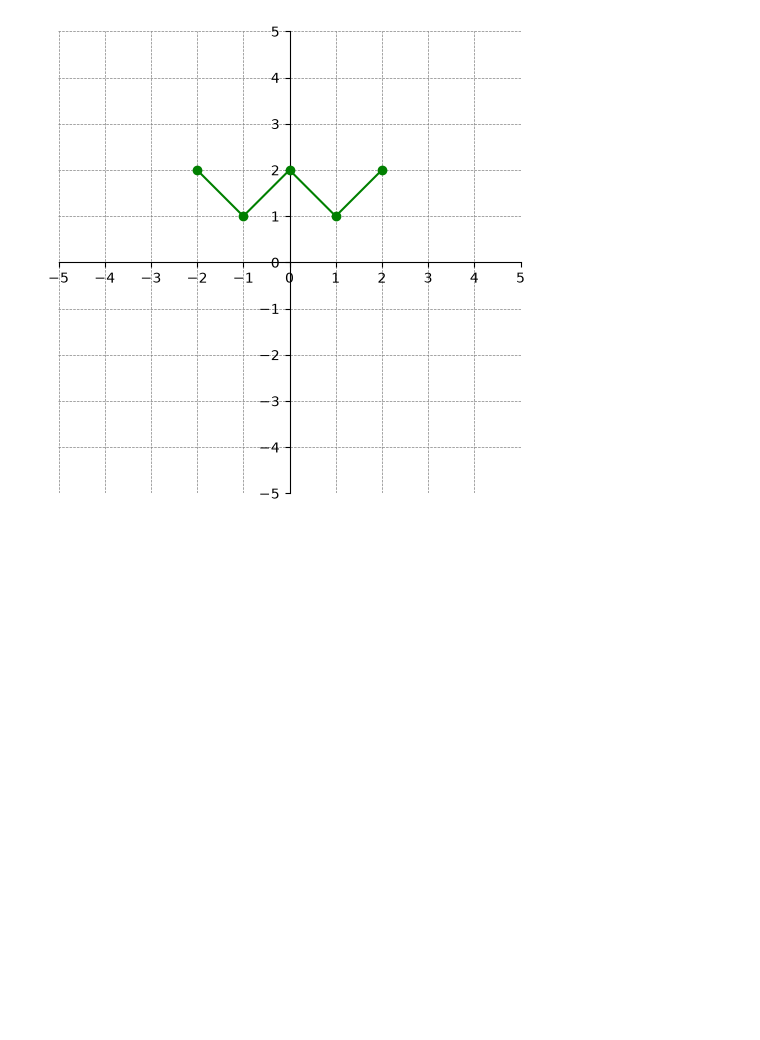
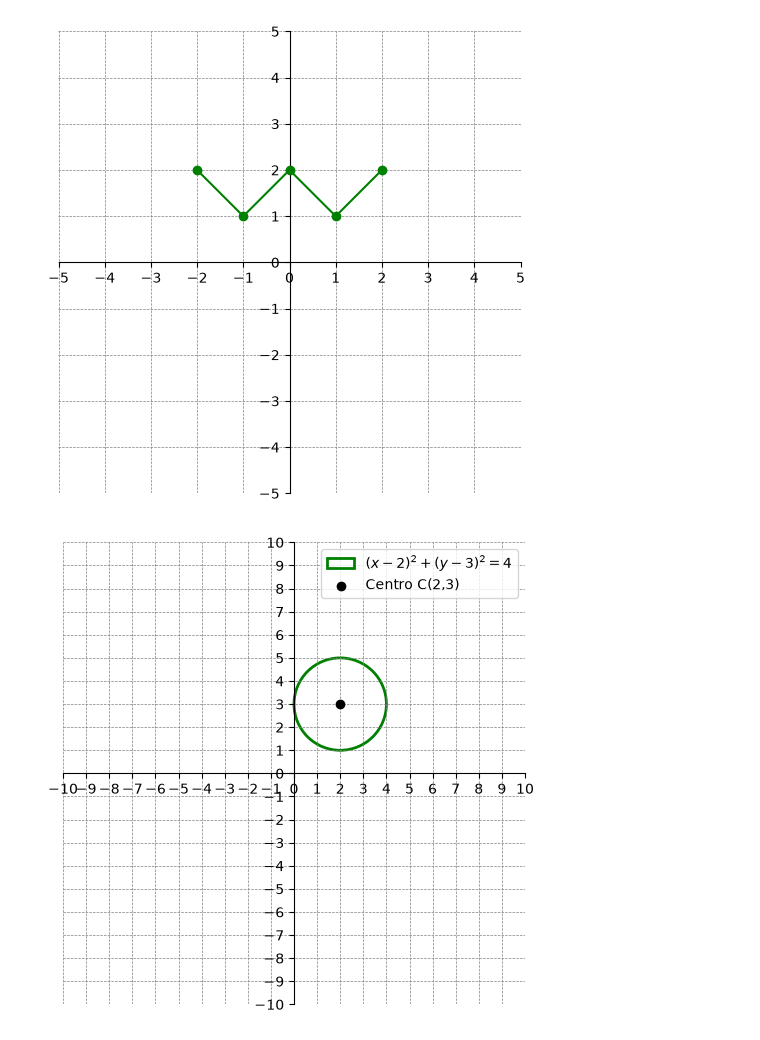
Before and after one commit to germanseiya/Python-2026, a Jupyter notebook: Random/plano_cartesiano.ipynb, the cells around one changed output. Drawn from its saved outputs; the diff is of its cells as text; code cells hidden in the pictures; blank space fills up the shorter version.

```diff
--- a/Random/plano_cartesiano.ipynb
+++ b/Random/plano_cartesiano.ipynb
@@ -137,3 +137,31 @@ plt.plot(eje_x, eje_y, color='green', linestyle='-', marker='o', markersize=6, z
 plt.show()
 # %% [output]
 [figure]
+# %%
+fig, ax = plt.subplots(figsize=(6, 6))
+limite = 10
+ax.set_xlim(-limite, limite)
+ax.set_ylim(-limite, limite)
+
+ax.spines['left'].set_position('zero')
+ax.spines['bottom'].set_position('zero')
+ax.spines['right'].set_color('none')
+ax.spines['top'].set_color('none')
+
+ax.grid(True, which='both', linestyle='--', linewidth=0.5, color='gray')
+ax.set_xticks(np.arange(-limite, limite + 1, 1))
+ax.set_yticks(np.arange(-limite, limite + 1, 1))
+ax.set_aspect('equal')
+
+h, k = 2, 3
+radio = 2
+
+circulo = plt.Circle((h, k), radio, color='green', fill=False, linewidth=2, label='$(x-2)^2 + (y-3)^2 = 4$')
+ax.add_patch(circulo)
+
+plt.scatter(h, k, color='black', zorder=5, label='Centro C(2,3)')
+
+plt.legend(loc='upper right')
+plt.show()
+# %% [output]
+[figure, added]
```
Also changed, not shown: parts of 1 cell of this notebook.
